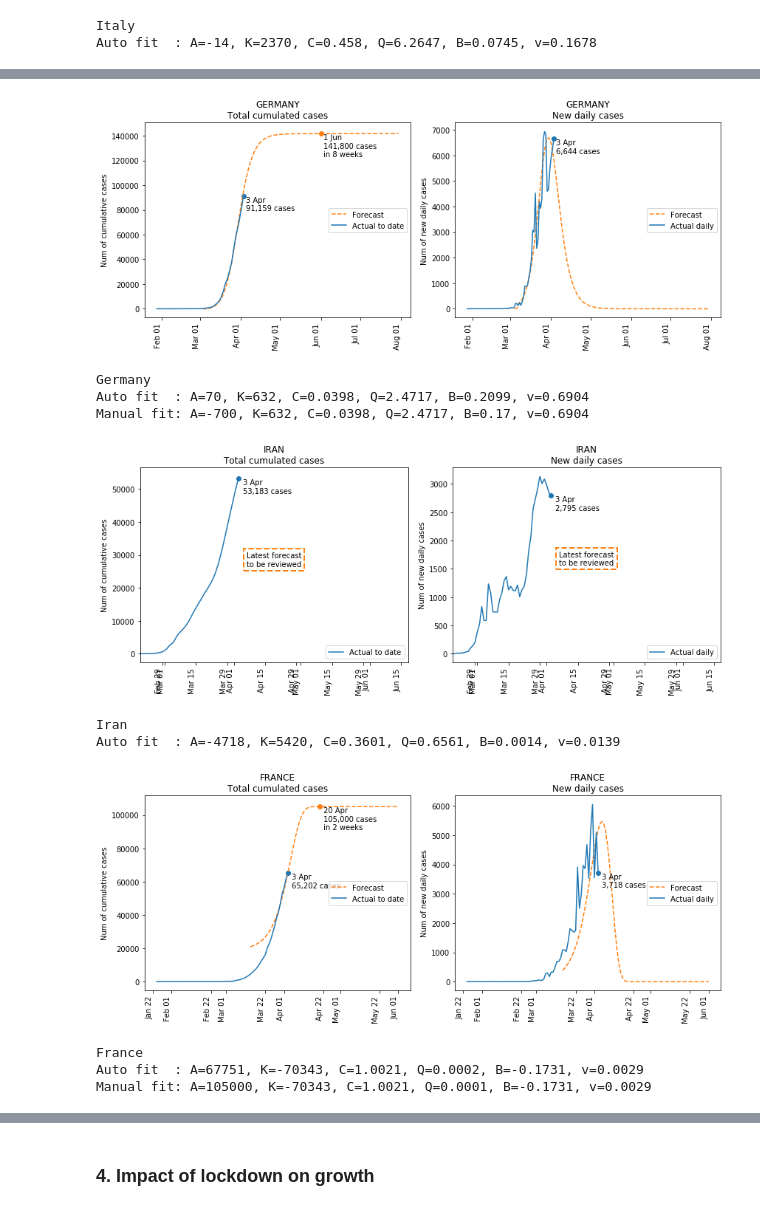
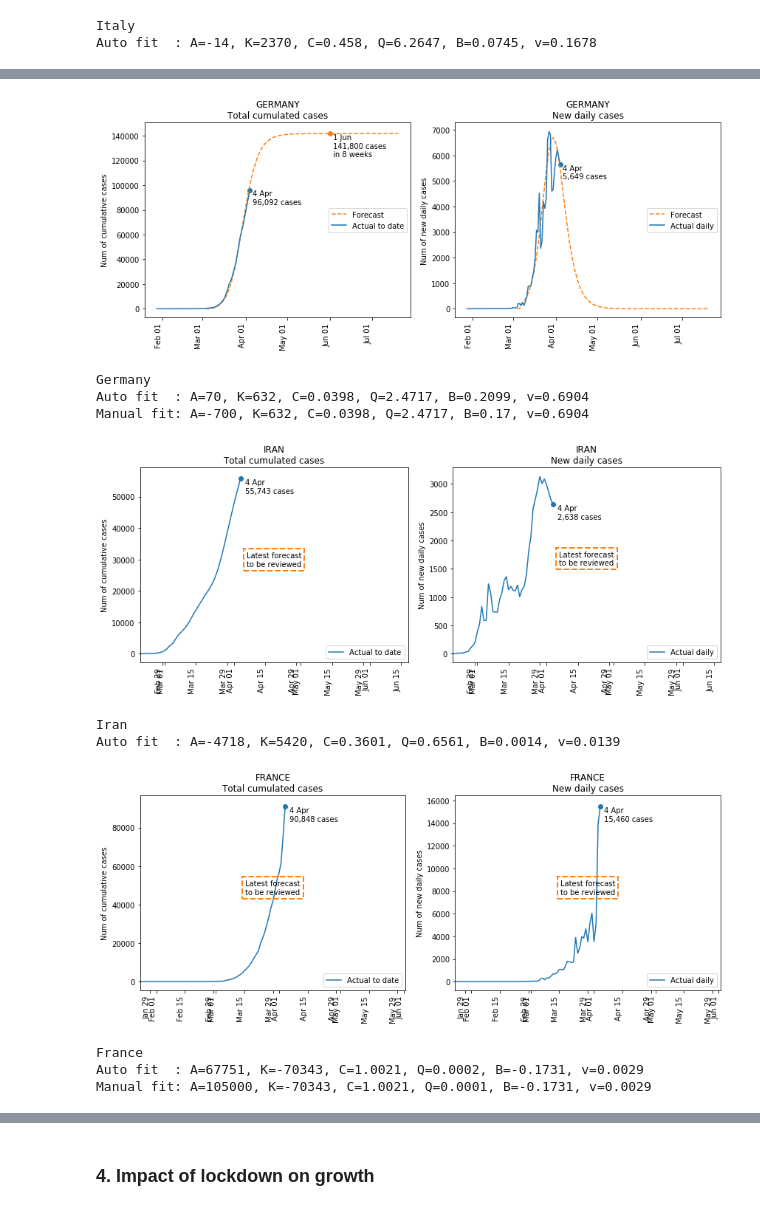
Before and after one commit to khairulomar/Covid-19, a Jupyter notebook: Covid19.ipynb, the cells around one changed output, grey strips where cells are left out. Drawn from its saved outputs; the diff is of its cells as text; code cells hidden in the pictures.

```diff
--- a/Covid19.ipynb
+++ b/Covid19.ipynb
@@ -7,7 +7,7 @@ https://www.linkedin.com/in/khairulomar/
 ### 1. Import and clean data
 # %%
 # Latest available Actuals
-day = 3
+day = 4
 month = 4
 
 # Import libraries
@@ -484,7 +484,7 @@ for s in range(2): # one for log scale, one for regular scale
     if s==1: plt.yscale('log')
     ax[s].set_title(titles[s])
     ax[s].set_xlim(0, df2[df2.country=='China'].reset_index().index.max()+5)
-    ax[s].set_ylim(10, 3e5)
+    ax[s].set_ylim(10, 3.5e5)
     ax[s].set_ylabel(ylabels[s])
     ax[s].set_xlabel('Days since first case')
 plt.tight_layout()
@@ -794,9 +795,9 @@ Spain
 Auto fit  : A=95661, K=-98863, C=1.0008, Q=0.0001, B=-0.2451, v=0.0011
 Manual fit: A=130000, K=-98863, C=1.0008, Q=0.0, B=-0.2451, v=0.0011
 # %%
-predict_plot('Germany', rolling=1, days=150, fit_start='20200303', fit_end='20200317', A=-700, B=0.17)
+predict_plot('Germany', rolling=1, days=140, fit_start='20200303', fit_end='20200317', A=-700, B=0.17)
 # %% [output]
-[figure, old version]
+[figure, new version]
 Germany
 Auto fit  : A=70, K=632, C=0.0398, Q=2.4717, B=0.2099, v=0.6904
 Manual fit: A=-700, K=632, C=0.0398, Q=2.4717, B=0.17, v=0.6904
@@ -805,15 +806,15 @@ predict_plot('Iran', days=120, fit_end='20200401', showforecast=False)
 #predict_plot('Iran', days=200, fit_start='20200307', fit_end='20200321', B=-0.7, v=12)
 #predict_plot('Iran', days=200, fit_start='20200309', fit_end='20200321')
 # %% [output]
-[figure, old version]
+[figure, new version]
 Iran
 Auto fit  : A=-4718, K=5420, C=0.3601, Q=0.6561, B=0.0014, v=0.0139
 # %%
 #predict_plot('France', days=80, fit_start='20200309', fit_end='20200320')
 #predict_plot('France', days=80, fit_start='20200314', fit_end='20200329')
-predict_plot('France', days=80, fit_start='20200314', fit_end='20200329', A=105000, Q=0.00007)
+predict_plot('France', days=130, fit_start='20200314', fit_end='20200329', A=105000, Q=0.00007, showforecast=False)
 # %% [output]
-[figure, old version]
+[figure, new version]
 France
 Auto fit  : A=67751, K=-70343, C=1.0021, Q=0.0002, B=-0.1731, v=0.0029
 Manual fit: A=105000, K=-70343, C=1.0021, Q=0.0001, B=-0.1731, v=0.0029
```
Also changed, not shown: parts of 25 cells of this notebook, 43 other files.
